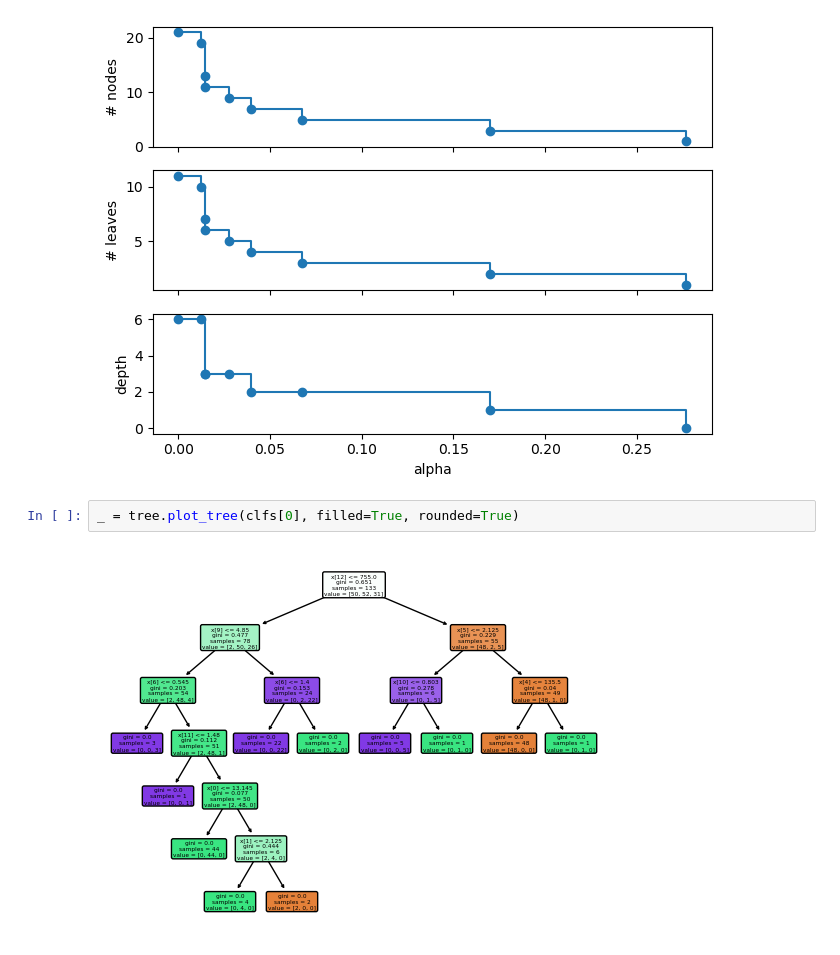
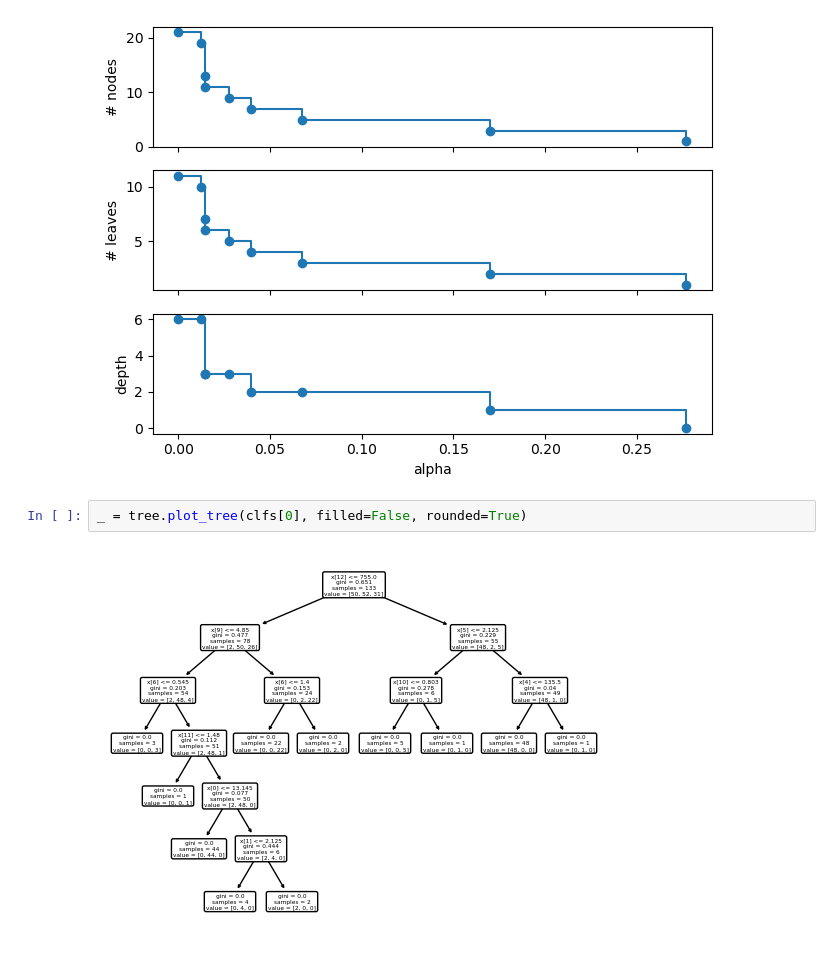
Before and after one commit to masoudinejad/dt_pruning, a Jupyter notebook: ccp.ipynb, the cells around one changed output. Saved outputs shown, nothing was run; the diff lists cells and outputs as text.

```diff
--- a/ccp.ipynb
+++ b/ccp.ipynb
@@ -63,6 +63,6 @@ fig.tight_layout()
 # %% [output]
 [figure]
 # %%
-_ = tree.plot_tree(clfs[0], filled=True, rounded=True)
+_ = tree.plot_tree(clfs[0], filled=False, rounded=True)
 # %% [output]
-[figure, old version]
+[figure, new version]
```
Also changed, not shown: parts of 6 cells of this notebook.
